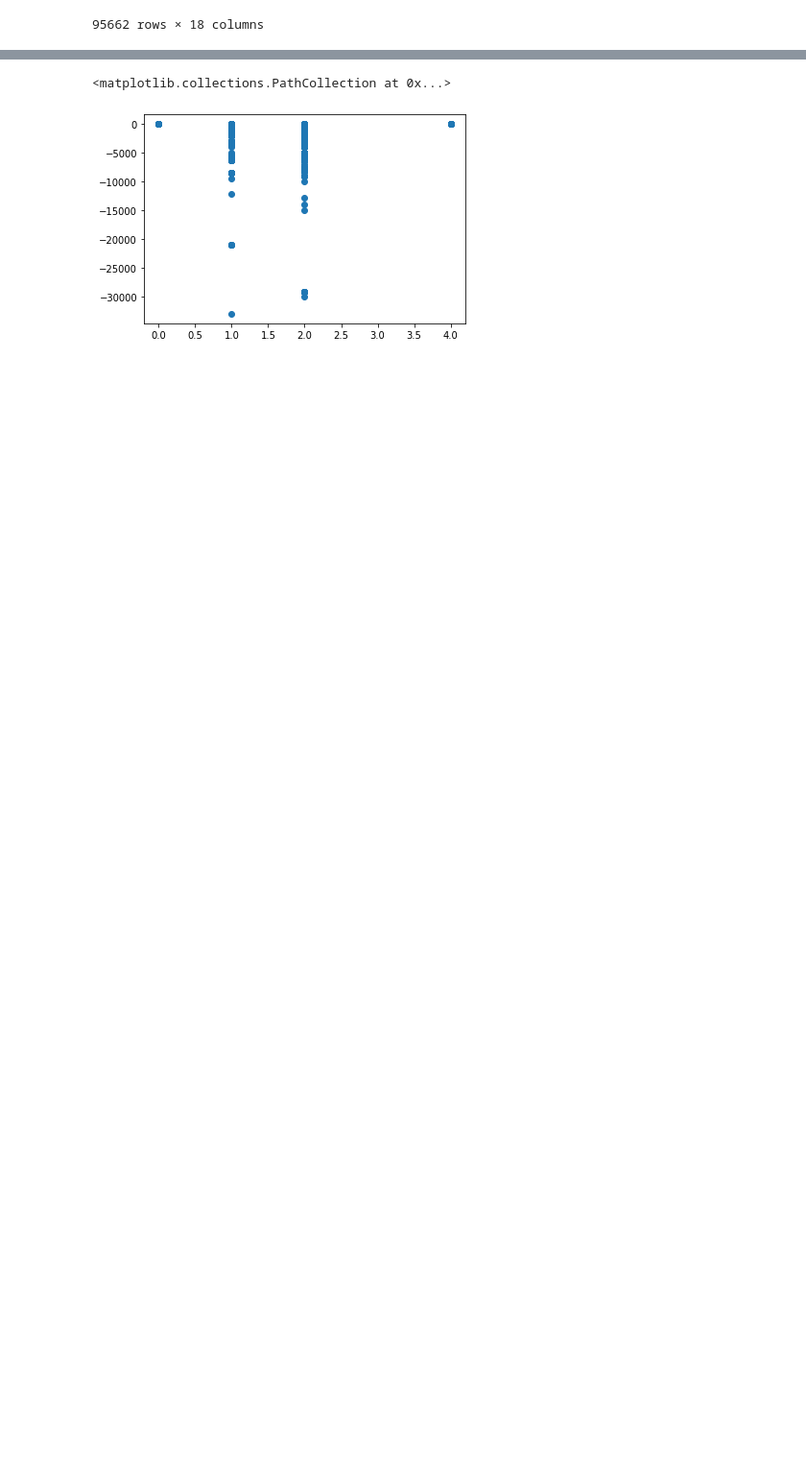
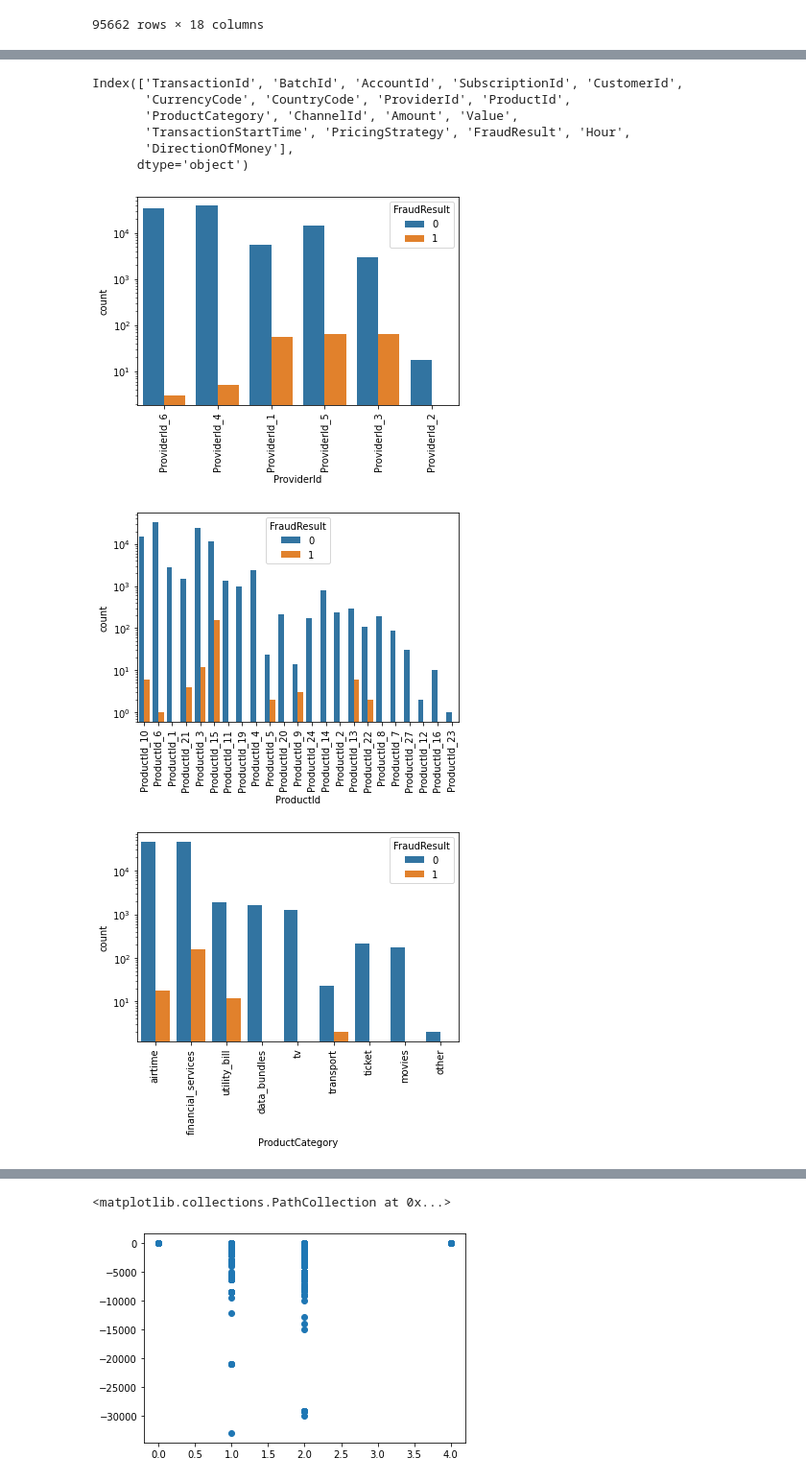
Before and after one commit to katwegner/fraud, a Jupyter notebook: eda.ipynb, the cells around one changed output, grey strips where cells are left out. Shown at 96% size. Cells and saved outputs as stored; diff of their text form; code cells hidden in the pictures; blank space fills up the shorter version.

```diff
--- a/eda.ipynb
+++ b/eda.ipynb
@@ -159,0 +173,26 @@ Name: FraudResult, Length: 95662, dtype: int64
+# %%
+data.columns
+# %% [output]
+Index(['TransactionId', 'BatchId', 'AccountId', 'SubscriptionId', 'CustomerId',
+       'CurrencyCode', 'CountryCode', 'ProviderId', 'ProductId',
+       'ProductCategory', 'ChannelId', 'Amount', 'Value',
+       'TransactionStartTime', 'PricingStrategy', 'FraudResult', 'Hour',
+       'DirectionOfMoney'],
+      dtype='object')
+# %%
+# bivartiate distrobution
+for c in data[['ProviderId', 'ProductId','ProductCategory', 'ChannelId','PricingStrategy', 'Hour','DirectionOfMoney']].columns:
+        plt.figure()
+        #g = sns.FacetGrid(data = data,  col = 'FraudResult')
+        sns.countplot(x=c, hue='FraudResult', data = data)
+        #g.map(sns.countplot, x = c)
+        plt.xticks(rotation=90)
+        plt.yscale('log')
+
+#g = sns.FacetGrid(data[['ProviderId', 'ProductId','ProductCategory', 'ChannelId','PricingStrategy', 'FraudResult', 'Hour','DirectionOfMoney', 'FraudResult']],
+#'FraudResult')
+#g.map(sns.catplot,
+# %% [output]
+[figure, added]
+[figure, added]
+[figure, added]
```
Also changed, not shown: parts of 6 cells of this notebook.
